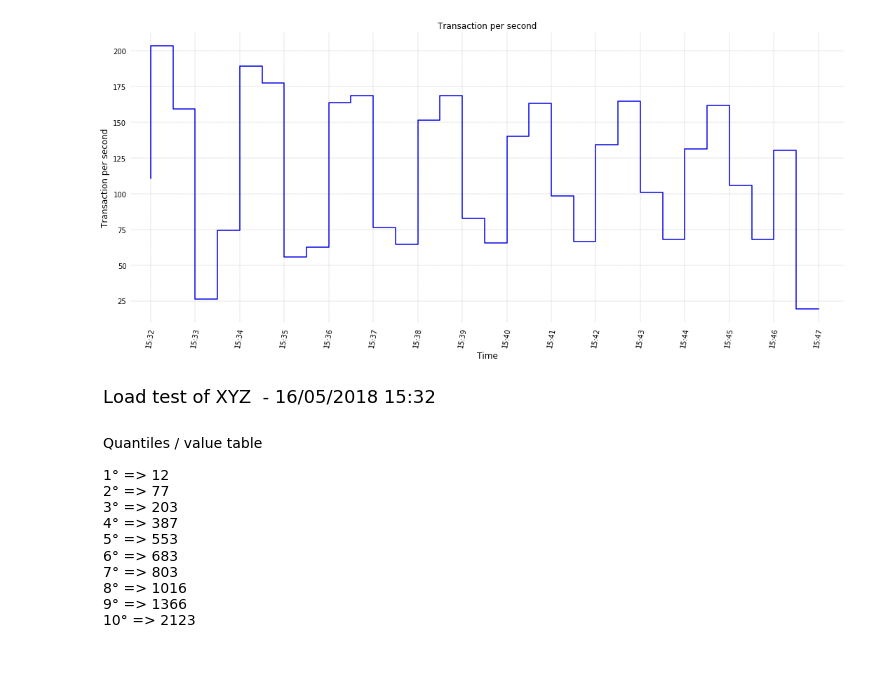
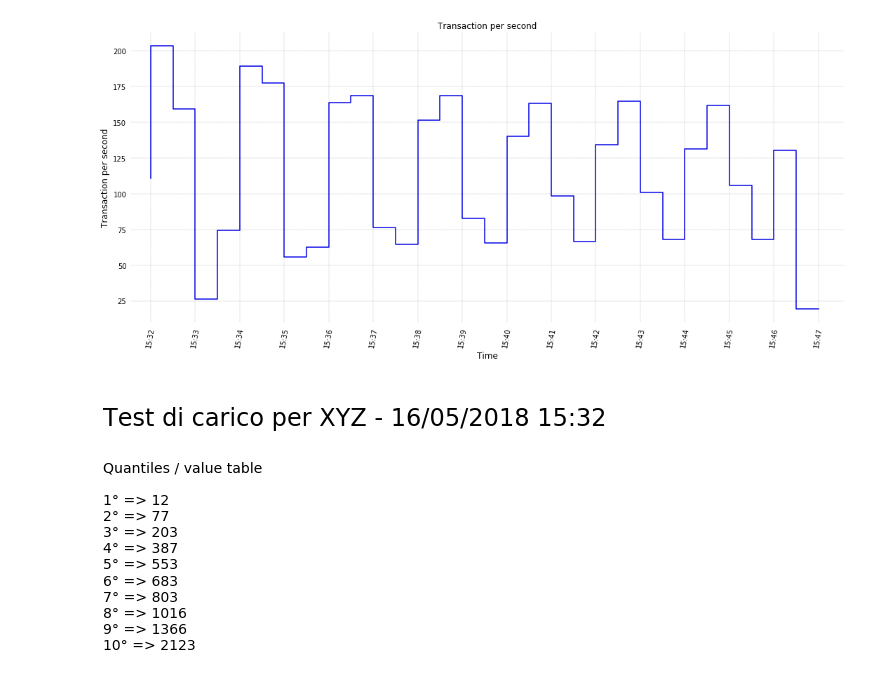
Before and after one commit to p-giovanni/JMeter_report, a Jupyter notebook: notebook/JMeter_Report.ipynb, the cells around one changed output. Drawn from its saved outputs; the diff is of its cells as text; code cells hidden in the pictures.

Commit message:
All charts in one picture - first version.

```diff
--- a/notebook/JMeter_Report.ipynb
+++ b/notebook/JMeter_Report.ipynb
@@ -72,30 +73,32 @@ ok_codes = [200, 202]
 
 # Titles and labels.
 it = {
-     "thread title": ("Numero thread", 14)
+     "picture_title": ("Test di carico per XYZ", 24)
+
+    ,"thread title": ("Numero thread", 16)
     ,"thread x":     ("Tempo", 12)
     ,"thread y":     ("Numero", 12)
 
-    ,"elapsed title":      ("Tempo di servizio", 14)
-    ,"elapsed title - log":("Tempo di servizio - scala logaritmica", 14)
+    ,"elapsed title":      ("Tempo di servizio", 16)
+    ,"elapsed title - log":("Tempo di servizio - scala logaritmica", 16)
     ,"elapsed x":          ("Tempo", 12)
     ,"elapsed y":          ("Tempo di servizio (ms)", 12)
 
     ,"elapsed-binned title":      ("Tempo di servizio medio", 14)
-    ,"elapsed-binned title - log":("Tempo di servizio medio - scala logaritmica", 14)
+    ,"elapsed-binned title - log":("Tempo di servizio medio - scala logaritmica", 16)
     ,"elapsed-binned x":          ("Tempo", 12)
     ,"elapsed-binned y":          ("Tempo di servizio medio (ms)", 12)
     ,"elapsed-binned mean txt":   ("Tempo servizio medio", 12)
     ,"elapsed-binned snum y":     ("Numero campioni", 12)
 
-    ,"elapsed-frequency title":   ("Analisi frequenza dei tempi di servizio", 12)
+    ,"elapsed-frequency title":   ("Analisi frequenza dei tempi di servizio", 16)
     ,"elapsed-frequency label":   ("Frequenza", 12)
     ,"elapsed-frequency y %":     ("Percentuale", 12)
     ,"elapsed-frequency y #":     ("Numero", 12)
     ,"elapsed-frequency y":       ("", 12)
     ,"elapsed-frequency x":       ("Intervallo tempo di servizio (ms)", 12)
 
-    ,"tps title":                 ("Transazioni per secondo", 12)
+    ,"tps title":                 ("Transazioni per secondo", 16)
     ,"tps label":                 ("Frequenza", 12)
     ,"tps y":                     ("Transazioni per secondo", 12)
     ,"tps x":                     ("Tempo", 12)
@@ -109,30 +112,31 @@ it = {
     ,"stats max threads":         ("Numero massimo di thread: {th} (ms)\n")
 }
 en = {
-     "thread title": ("Threads number", 14)
+     "picture_title": ("Load test of XYZ", 24)
+    ,"thread title": ("Threads number", 16)
     ,"thread x":     ("Time", 12)
     ,"thread y":     ("Number", 12)
 
-    ,"elapsed title":      ("Service time", 14)
-    ,"elapsed title - log":("Service time - logarithmic scale", 12)
+    ,"elapsed title":      ("Service time", 16)
+    ,"elapsed title - log":("Service time - logarithmic scale", 16)
     ,"elapsed x":          ("Time", 12)
     ,"elapsed y":          ("Service time (ms)", 12)
 
-    ,"elapsed-binned title":      ("Average service time", 14)
+    ,"elapsed-binned title":      ("Average service time", 16)
     ,"elapsed-binned title - log":("Average service time - logarithmic scale", 12)
     ,"elapsed-binned x":          ("Ttime", 12)
     ,"elapsed-binned y":          ("Average service time (ms)", 12)
     ,"elapsed-binned mean txt":   ("Elapsed mean value", 12)
     ,"elapsed-binned snum y":     ("Sample numerosity", 12)
 
-    ,"elapsed-frequency title":   ("Elapsed time frequency analisys", 12)
+    ,"elapsed-frequency title":   ("Elapsed time frequency analisys", 16)
     ,"elapsed-frequency label":   ("Frequency", 12)
     ,"elapsed-frequency y %":     ("Percentage", 12)
     ,"elapsed-frequency y #":     ("Number of samples", 12)
     ,"elapsed-frequency y":       ("", 12)
     ,"elapsed-frequency x":       ("Elapsed (ms)", 12)
 
-    ,"tps title":                 ("Transaction per second", 12)
+    ,"tps title":                 ("Transaction per second", 16)
     ,"tps label":                 ("", 12)
     ,"tps y":                     ("Transaction per second", 12)
     ,"tps x":                     ("Time", 12)
@@ -146,7 +150,7 @@ en = {
     ,"stats elapsed":             ("Elapsed min: {min} (ms)\nElapsed max: {max} (ms)\nElapsed mean: {avg} (ms)\nStandard error: {stde} (ms)\nElapsed median: {med} (ms)\n")
     ,"stats max threads":         ("Max threads num: {th} (ms)\n")
 }
-labels = en
+labels = it
 # %%
 images_path = os.path.join("..","images")
 
@@ -663,19 +667,19 @@ def picture_title_text(title):
     return (rv, txt)
 # %%
 
-fig = plt.figure(figsize=(3.9, 0.5))
+fig = plt.figure(figsize=(10, 0.9))
 gs = fig.add_gridspec(1, 1)
 fig.set_tight_layout(True)
 
 ax = []
 ax.append(fig.add_subplot(gs[0, 0]))
 
-text = picture_title_text(picture_title)
+text = picture_title_text(labels["picture_title"][0])
 if text[0] == True:
-    text_box(ax[0], text[1], fontsize=18)
+    text_box(ax[0], text[1], fontsize=labels["picture_title"][1])
     plt.savefig(os.path.join(images_path,"{prefix}pcture-title-tbox.png".format(prefix=image_file_prefix)))
 # %% [output]
-[figure, old version]
+[figure, new version]
 # %%
 
 fig = plt.figure(figsize=(2, 3))
```
Also changed, not shown: parts of 8 cells of this notebook, 9 other files.
